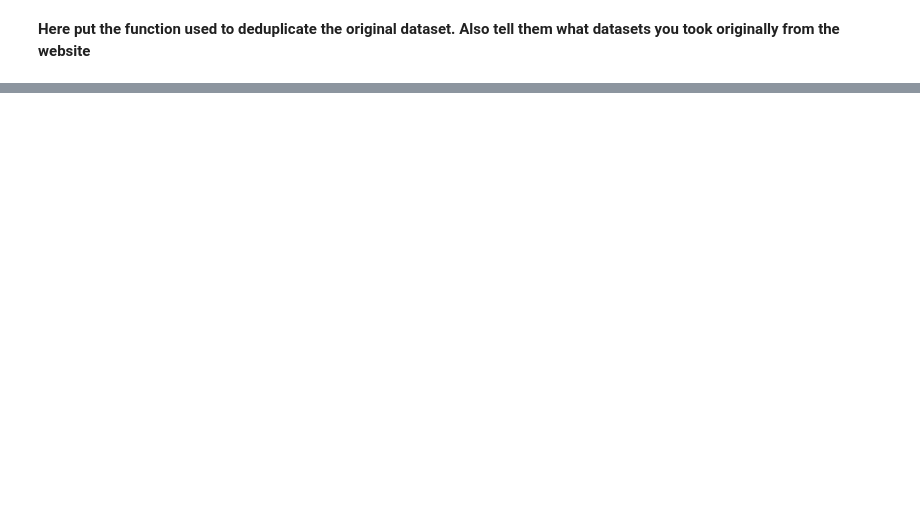
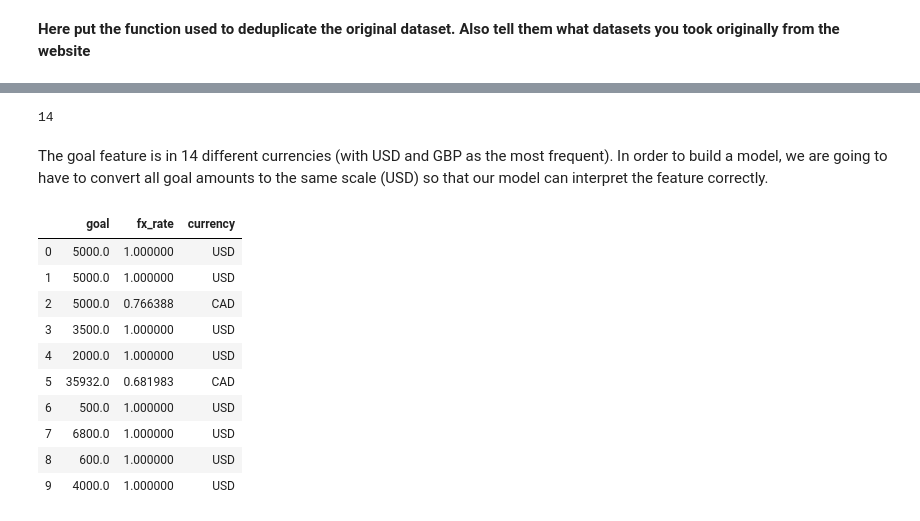
Before and after one commit to Abdul24/crowdfunding_campaign_selection, a Jupyter notebook: notebooks/04_reports/20191017-final-report.ipynb, the cells around one changed output, grey strips where cells are left out. Saved outputs shown, nothing was run; the diff lists cells and outputs as text; code cells hidden in the pictures; blank space fills up the shorter version.

```diff
--- a/notebooks/04_reports/20191017-final-report.ipynb
+++ b/notebooks/04_reports/20191017-final-report.ipynb
@@ -106,0 +170,20 @@ Let's take a closer look at our remaining 12 columns:
+# %%
+kick_inter['currency'].nunique()
+# %% [output]
+14
+# %% [markdown]
+The goal feature is in 14 different currencies (with USD and GBP as the most frequent). In order to build a model, we are going to have to convert all goal amounts to the same scale (USD) so that our model can interpret the feature correctly.
+# %%
+kick_inter[['goal', 'fx_rate', 'currency']].head(10)
+# %% [output]
+|  | goal | fx_rate | currency |
+| 0 | 5000.0 | 1.000000 | USD |
+| 1 | 5000.0 | 1.000000 | USD |
+| 2 | 5000.0 | 0.766388 | CAD |
+| 3 | 3500.0 | 1.000000 | USD |
+| 4 | 2000.0 | 1.000000 | USD |
+| 5 | 35932.0 | 0.681983 | CAD |
+| 6 | 500.0 | 1.000000 | USD |
+| 7 | 6800.0 | 1.000000 | USD |
+| 8 | 600.0 | 1.000000 | USD |
+| 9 | 4000.0 | 1.000000 | USD |
```
Also changed, not shown: parts of 18 cells of this notebook.
